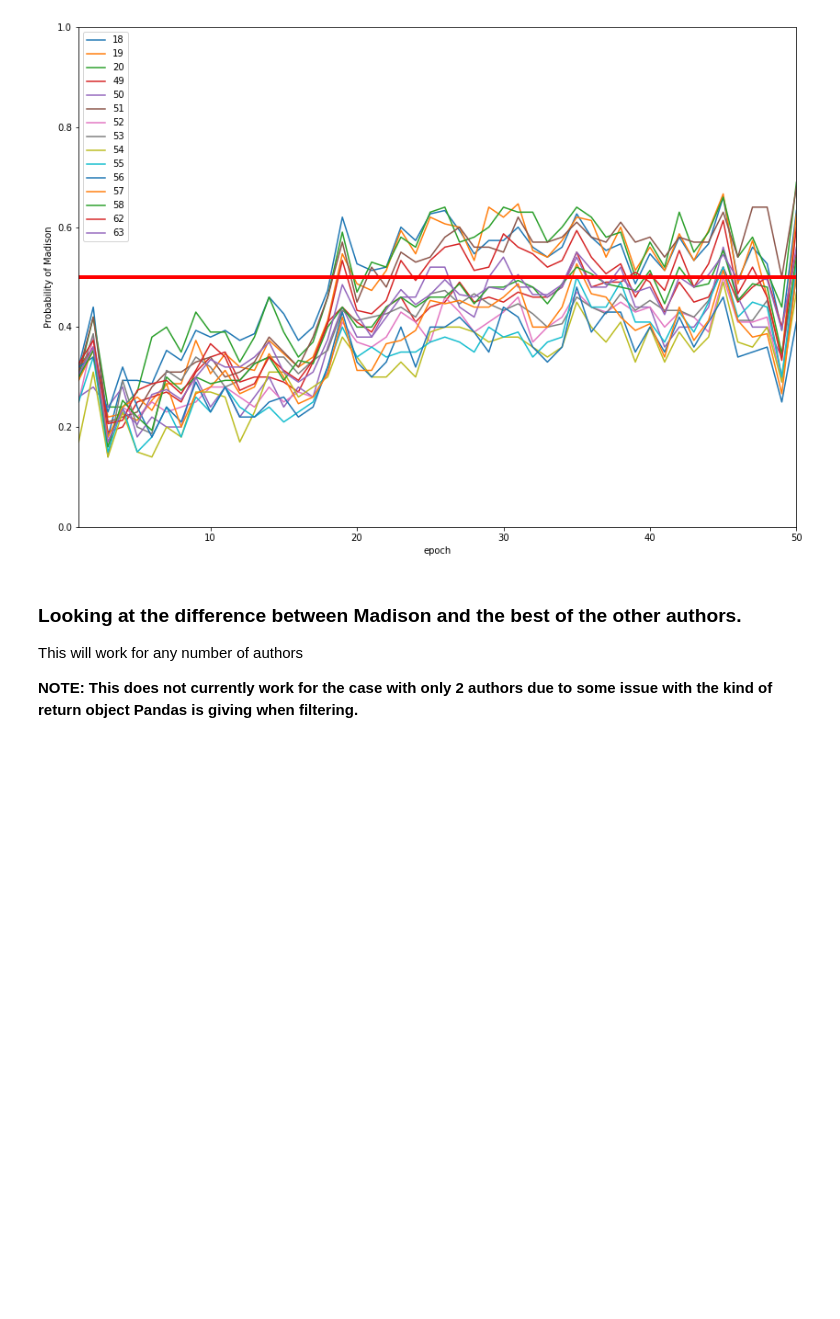
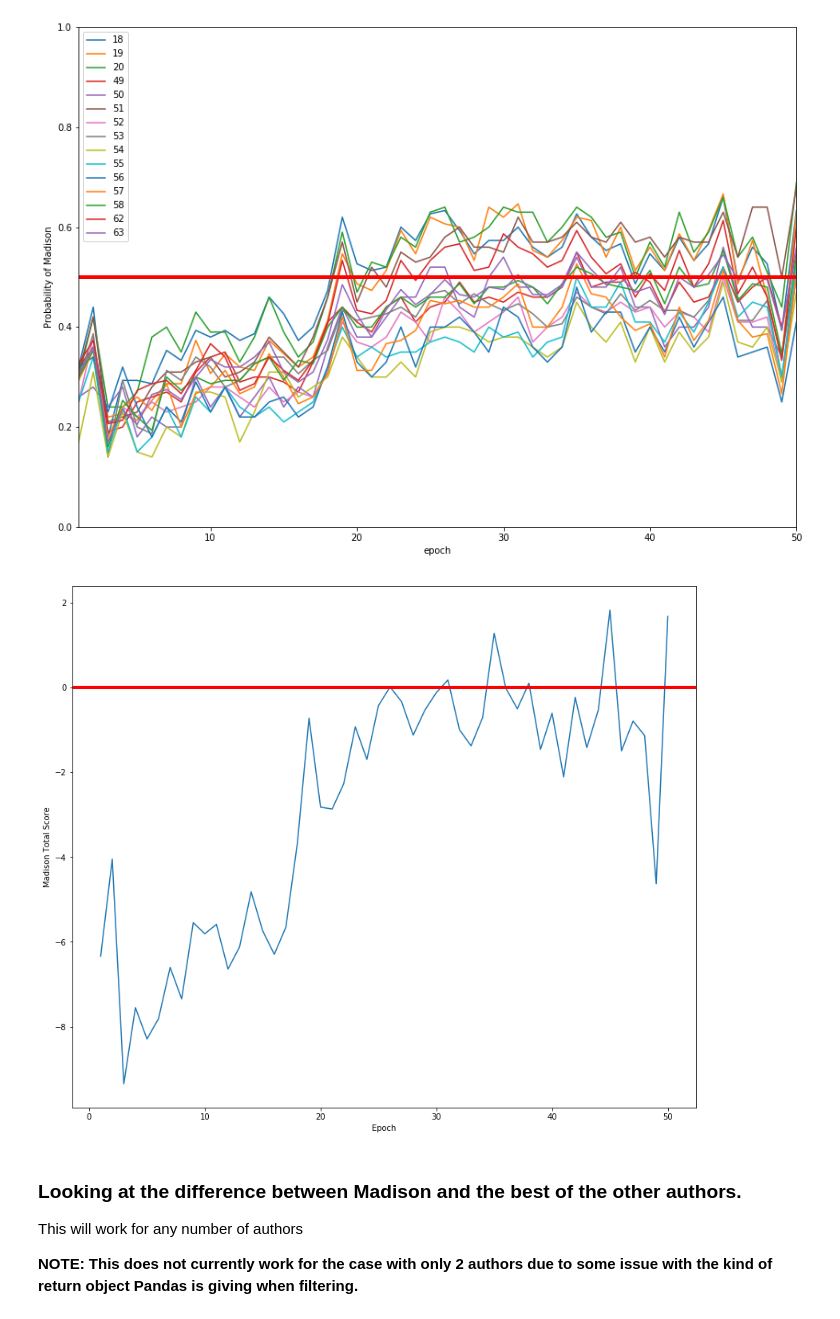
Before and after one commit to cheapcontact/w266-authorship-final-project, a Jupyter notebook: model_analysis.ipynb, the cells around one changed output. Drawn from its saved outputs; the diff is of its cells as text; code cells hidden in the pictures; blank space fills up the shorter version.

Commit message:
another plot added

```diff
--- a/model_analysis.ipynb
+++ b/model_analysis.ipynb
@@ -246,6 +246,20 @@ ax.set_ylim(0,1)
 plt.show()
 # %% [output]
 [figure]
+# %%
+# Calculating the difference between madisons and hamiltons predictions for each paper in each epoch
+mad_score_df = 2 * new_df - 1
+# %%
+epoch_scores = mad_score_df.sum(axis=1)
+# %%
+ax = plt.figure(figsize=(14,12))
+plt.plot(epoch_scores)
+plt.axhline(y=0, color='red', linestyle='-', linewidth=4)
+plt.xlabel('Epoch')
+plt.ylabel('Madison Total Score')
+plt.show()
+# %% [output]
+[figure, added]
 # %% [markdown]
 ### Looking at the difference between Madison and the best of the other authors.
 This will work for any number of authors
```
